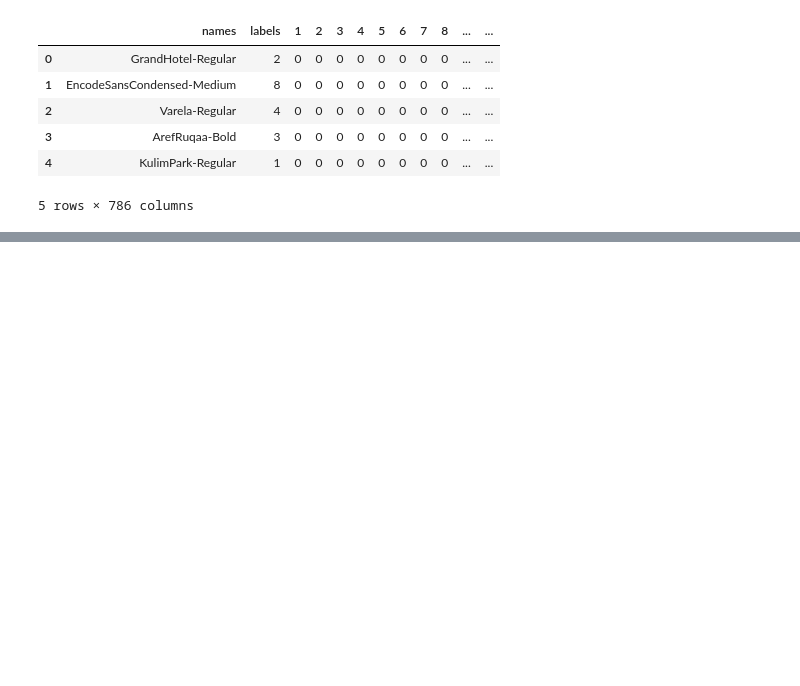
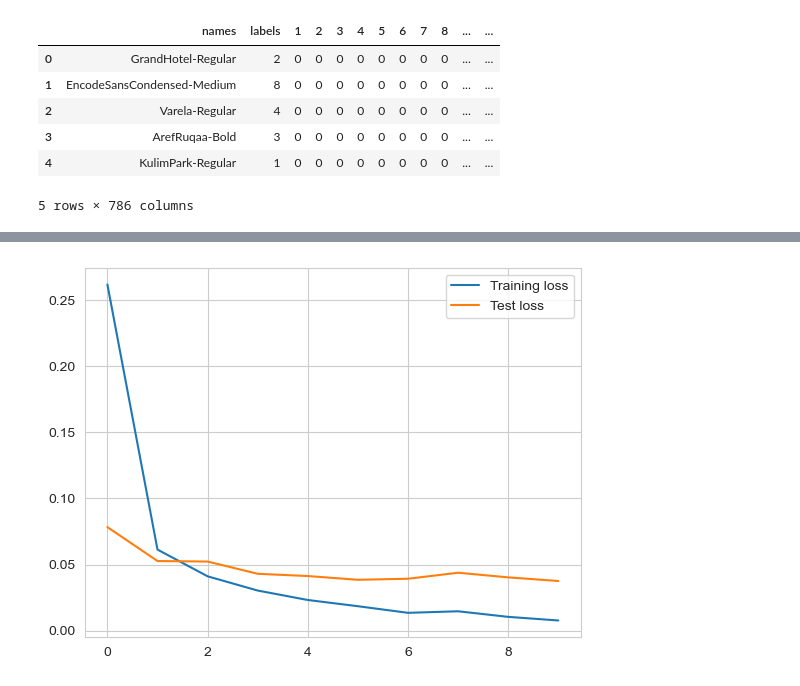
Before and after one commit to vishnuraosharma/TMNIST-Alphabet, a Jupyter notebook: Character Recognition.ipynb, the cells around one changed output, grey strips where cells are left out. Cells and saved outputs as stored; diff of their text form; code cells hidden in the pictures; blank space fills up the shorter version.

```diff
--- a/Character Recognition.ipynb
+++ b/Character Recognition.ipynb
@@ -29,0 +228,29 @@ dff.head()
+# %%
+# Building the CNN
+tf.random.set_seed(1)
+model = Sequential()
+
+# First convolutional layer
+model.add(layers.Conv2D(32, (3,3), activation = 'relu', input_shape = (28,28,1)))
+model.add(layers.MaxPooling2D((2,2)))
+
+# Second convolutional layer
+model.add(layers.Conv2D(64, (3,3), activation = 'relu'))
+model.add(layers.MaxPooling2D((2,2)))
+
+# Third convolutional layer
+model.add(layers.Conv2D(64, (3,3), activation = 'relu'))
+
+# Adding a dense layer
+model.add(layers.Flatten())
+model.add(layers.Dense(64, activation = 'relu'))
+
+# Output layer
+model.add(layers.Dense(10, activation = 'softmax'))
+
+
+# Compiling the model
+model.compile(optimizer = 'adam', loss = 'categorical_crossentropy', metrics = ['accuracy'])
+
+# Printing the model summary
+model.summary()
@@ -29,0 +291,8 @@ dff.head()
+# %%
+# Fitting the model
+history = model.fit(X_train, y_train, epochs = 10, validation_data = (X_test, y_test), batch_size=64, shuffle= False)
+
+# Evaluating the model
+test_loss, test_acc = model.evaluate(X_test, y_test)
+print('Test loss:', test_loss)
+print('Test accuracy:', test_acc)
@@ -29,0 +317,8 @@ dff.head()
+# %%
+# Plotting the training and test loss
+plt.plot(history.history['loss'], label = 'Training loss')
+plt.plot(history.history['val_loss'], label = 'Test loss')
+plt.legend()
+plt.show()
+# %% [output]
+[figure, added]
```
Also changed, not shown: parts of 42 cells of this notebook, 1 other file.
